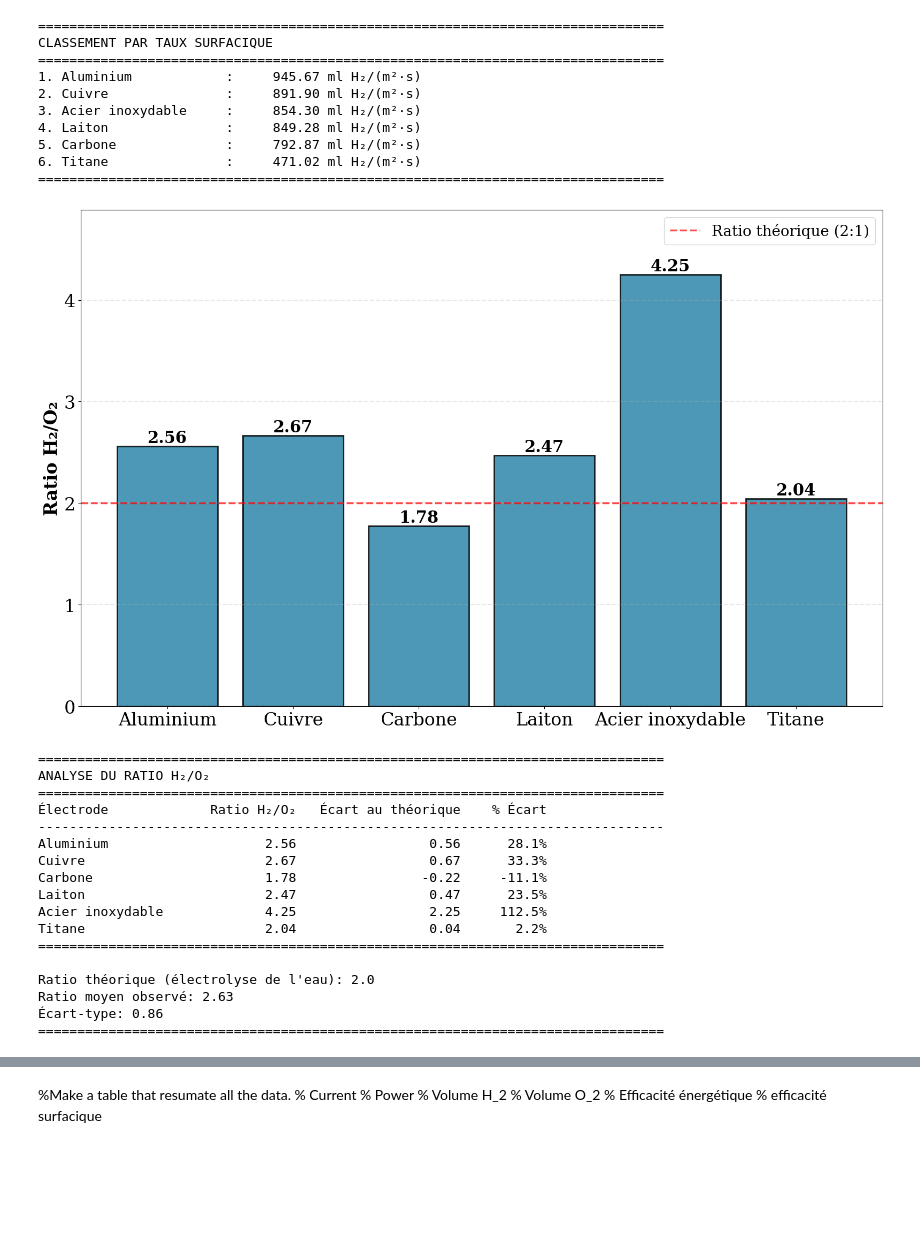
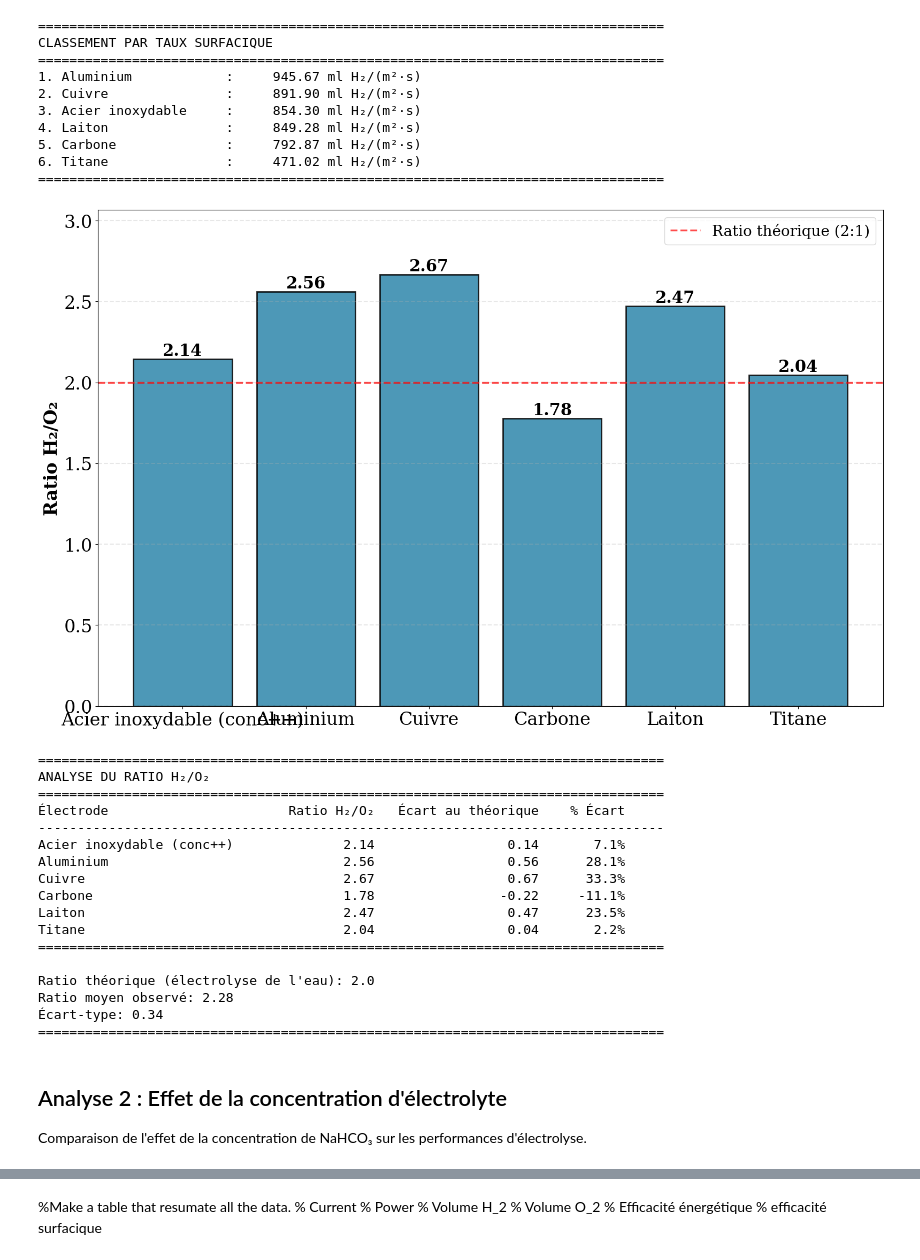
Before and after one commit to Belouse/GPH-University-Laval-Course, a Jupyter notebook: Ulaval Session 7 Automne 2025/TPA/Laboratoire 4 hydrolyse/Analyse lab 4 - hydrolyse.ipynb, the cells around one changed output, grey strips where cells are left out. Saved outputs shown, nothing was run; the diff lists cells and outputs as text; code cells hidden in the pictures; blank space fills up the shorter version.

Commit message:
modify efficiency plot - TPA électrolyse

```diff
--- a/Ulaval Session 7 Automne 2025/TPA/Laboratoire 4 hydrolyse/Analyse lab 4 - hydrolyse.ipynb
+++ b/Ulaval Session 7 Automne 2025/TPA/Laboratoire 4 hydrolyse/Analyse lab 4 - hydrolyse.ipynb
@@ -375,10 +378,28 @@ CLASSEMENT PAR TAUX SURFACIQUE
 # %%
 # ==================== GRAPHIQUE 6: RATIO H₂/O₂ ====================
 # Analyser le ratio H₂/O₂ pour chaque électrode
+# Utiliser l'acier inoxydable (conc++) au lieu de l'acier inoxydable normal
+
+# Créer un DataFrame modifié pour ce graphique
+df_sorted_ratio = df_sorted.copy()
+
+# Remplacer la ligne 'Acier inoxydable' par 'Acier inoxydable (conc++)'
+df_sorted_ratio = df_sorted_ratio[df_sorted_ratio['Électrodes'] != 'Acier inoxydable'].copy()
+
+# Ajouter l'acier inoxydable (conc++) depuis df_analyse2
+acier_conc = df_analyse2[df_analyse2['Électrodes'] == 'Acier inoxydable (conc++)'].copy()
+df_sorted_ratio = pd.concat([df_sorted_ratio, acier_conc], ignore_index=True)
+
+# Retrier par efficacité pour maintenir l'ordre
+df_sorted_ratio = df_sorted_ratio.sort_values('Efficacité [ml H₂/Wh]', ascending=False)
+
+# Recréer les positions x
+x_ratio = np.arange(len(df_sorted_ratio))
+electrodes_order_ratio = df_sorted_ratio['Électrodes'].values
 
 fig6, ax6 = plt.subplots(figsize=(16, 10))
 
-bars6 = ax6.bar(x, df_sorted['Ratio H₂/O₂'],
+bars6 = ax6.bar(x_ratio, df_sorted_ratio['Ratio H₂/O₂'],
                 color='#2E86AB', edgecolor='black', linewidth=2, alpha=0.85)
 
 # Ajouter les valeurs sur les barres
@@ -386,56 +407,60 @@ for i, bar in enumerate(bars6):
     height = bar.get_height()
     ax6.text(bar.get_x() + bar.get_width()/2., height,
              f'{height:.2f}',
              ha='center', va='bottom', fontsize=22, fontweight='bold')
 
 # Ajouter une ligne horizontale pour le ratio théorique (2:1)
 ax6.axhline(y=2.0, color='red', linestyle='--', linewidth=2.5,
             label='Ratio théorique (2:1)', alpha=0.7)
 
 ax6.set_ylabel('Ratio H₂/O₂', fontweight='bold')
-ax6.set_xticks(x)
-ax6.set_xticklabels(electrodes_order, rotation=0, ha='center')
+ax6.set_xticks(x_ratio)
+ax6.set_xticklabels(electrodes_order_ratio, rotation=0, ha='center')
 ax6.grid(True, alpha=0.3, axis='y', linestyle='--', linewidth=1.5)
-ax6.set_ylim(0, max(df_sorted['Ratio H₂/O₂']) * 1.15)
+ax6.set_ylim(0, max(df_sorted_ratio['Ratio H₂/O₂']) * 1.15)
 ax6.legend(loc='upper right', fontsize=20)
 
 plt.tight_layout()
 plt.show()
 
 # Afficher l'analyse du ratio
 print("\n" + "="*80)
 print("ANALYSE DU RATIO H₂/O₂")
 print("="*80)
-print(f"{'Électrode':<20} {'Ratio H₂/O₂':>12} {'Écart au théorique':>20} {'% Écart':>10}")
+print(f"{'Électrode':<30} {'Ratio H₂/O₂':>12} {'Écart au théorique':>20} {'% Écart':>10}")
 print("-"*80)
 
-for idx, row in df_sorted.iterrows():
+for idx, row in df_sorted_ratio.iterrows():
     ratio = row['Ratio H₂/O₂']
     ecart = ratio - 2.0
     ecart_pct = (ecart / 2.0) * 100
-    print(f"{row['Électrodes']:<20} {ratio:>12.2f} {ecart:>20.2f} {ecart_pct:>9.1f}%")
+    print(f"{row['Électrodes']:<30} {ratio:>12.2f} {ecart:>20.2f} {ecart_pct:>9.1f}%")
 
 print("="*80)
 print(f"\nRatio théorique (électrolyse de l'eau): 2.0")
-print(f"Ratio moyen observé: {df_sorted['Ratio H₂/O₂'].mean():.2f}")
-print(f"Écart-type: {df_sorted['Ratio H₂/O₂'].std():.2f}")
+print(f"Ratio moyen observé: {df_sorted_ratio['Ratio H₂/O₂'].mean():.2f}")
+print(f"Écart-type: {df_sorted_ratio['Ratio H₂/O₂'].std():.2f}")
 print("="*80)
 # %% [output]
-[figure, old version]
+[figure, new version]
 ================================================================================
 ANALYSE DU RATIO H₂/O₂
 ================================================================================
-Électrode             Ratio H₂/O₂   Écart au théorique    % Écart
+Électrode                       Ratio H₂/O₂   Écart au théorique    % Écart
 --------------------------------------------------------------------------------
-Aluminium                    2.56                 0.56      28.1%
-Cuivre                       2.67                 0.67      33.3%
-Carbone                      1.78                -0.22     -11.1%
-Laiton                       2.47                 0.47      23.5%
-Acier inoxydable             4.25                 2.25     112.5%
-Titane                       2.04                 0.04       2.2%
+Acier inoxydable (conc++)              2.14                 0.14       7.1%
+Aluminium                              2.56                 0.56      28.1%
+Cuivre                                 2.67                 0.67      33.3%
+Carbone                                1.78                -0.22     -11.1%
+Laiton                                 2.47                 0.47      23.5%
+Titane                                 2.04                 0.04       2.2%
 ================================================================================
 
 Ratio théorique (électrolyse de l'eau): 2.0
-Ratio moyen observé: 2.63
-Écart-type: 0.86
+Ratio moyen observé: 2.28
+Écart-type: 0.34
 ================================================================================
+# %% [markdown]
+## Analyse 2 : Effet de la concentration d'électrolyte
+
+Comparaison de l'effet de la concentration de NaHCO₃ sur les performances d'électrolyse.
```
Also changed, not shown: parts of 11 cells of this notebook, 1 other file.
